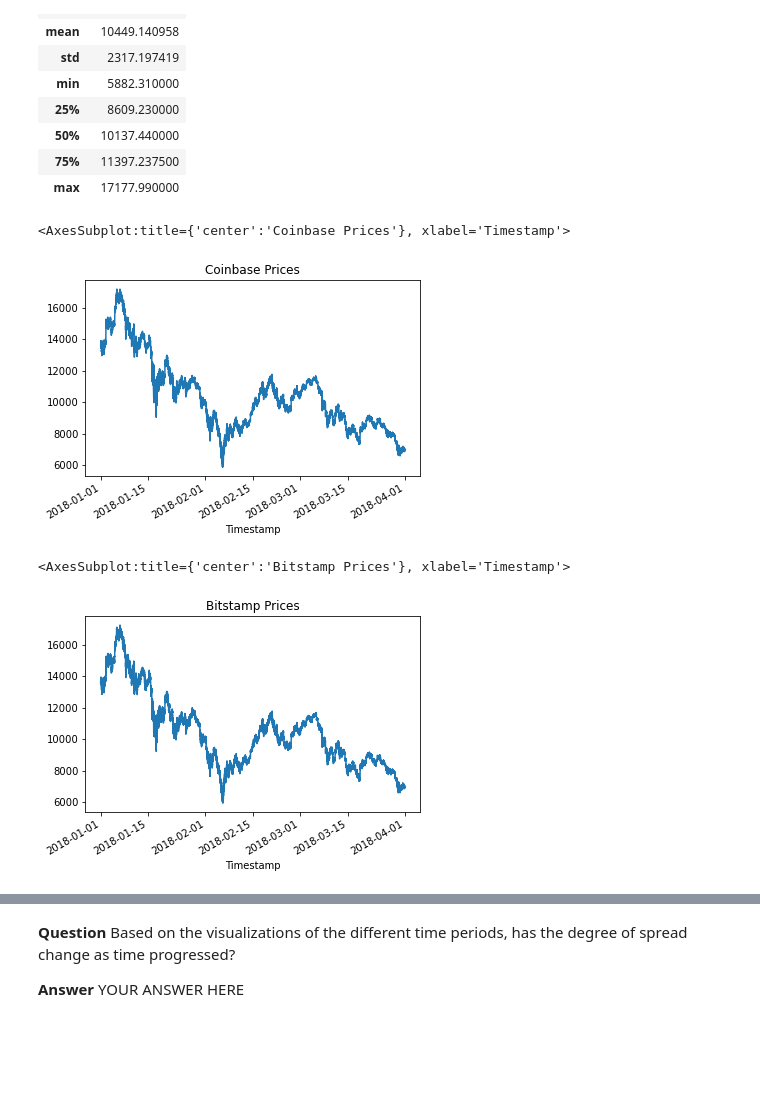
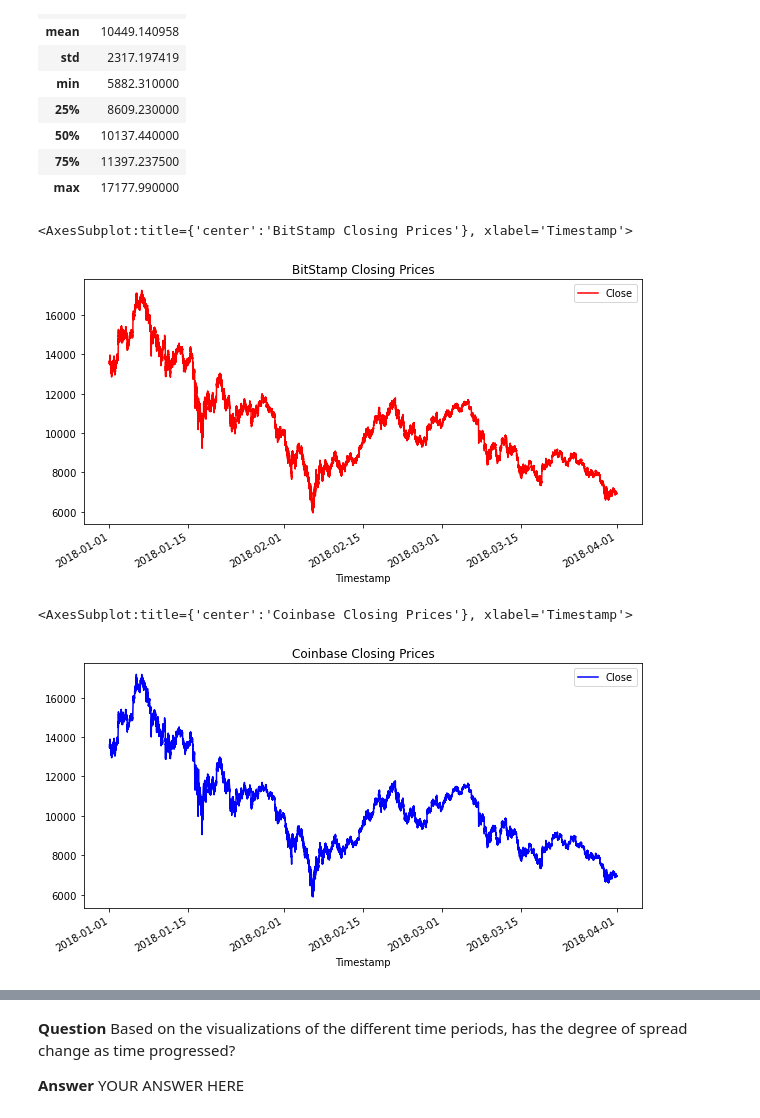
Before and after one commit to habibi242/Crypto_arbitrage, a Jupyter notebook: crypto_arbitrage.ipynb, the cells around one changed output, grey strips where cells are left out. Drawn from its saved outputs; the diff is of its cells as text; code cells hidden in the pictures; blank space fills up the shorter version.

```diff
--- a/crypto_arbitrage.ipynb
+++ b/crypto_arbitrage.ipynb
@@ -101,8 +115,11 @@ To prepare and clean your data for analysis, complete the following steps:
 # %%
 # Use the str.replace function to remove the dollar sign, $
 # YOUR CODE HERE
+bitstamp.loc[:,"Close"] = bitstamp.loc[ :,"Close"].str.replace("$", "")
 # %% [markdown]
 ### Step 3: Convert the data type of the Close column to a `float`.
 # %%
 # Convert the Close data type to a float
 # YOUR CODE HERE
+bitstamp.loc[:, "Close"] = bitstamp.loc[ :, "Close"].astype("float")
+bitstamp.dtypes
@@ -111,3 +137,6 @@ To prepare and clean your data for analysis, complete the following steps:
 # %%
 # Review the data for duplicate values, and drop them if necessary
 # YOUR CODE HERE
+
+bitstamp = bitstamp.drop_duplicates()
+bitstamp.duplicated().sum()
@@ -138,10 +206,10 @@ Select the data you want to analyze. Use `loc` or `iloc` to select the following
 * Close
 # %%
 # Use loc or iloc to select `Timestamp (the index)` and `Close` from bitstamp DataFrame
-bitstamp_sliced = # YOUR CODE HERE
+bitstamp_sliced = bitstamp.iloc[:,[3]]
 
 # Review the first five rows of the DataFrame
-# YOUR CODE HERE
+bitstamp_sliced.head(5)
 # %% [output]
 |  | Close |
 | Timestamp |  |
@@ -205,17 +275,19 @@ Sort through the time series data associated with the bitstamp and coinbase Data
 # %%
 # Create a line plot for the bitstamp DataFrame for the full length of time in the dataset
 # Be sure that the figure size, title, and color are tailored to each visualization
 # YOUR CODE HERE
+bitstamp_sliced.plot(figsize=(10, 5), title="BitStamp Closing Prices", color="red")
 # %% [output]
-<AxesSubplot:title={'center':'Coinbase Prices'}, xlabel='Timestamp'>
+<AxesSubplot:title={'center':'BitStamp Closing Prices'}, xlabel='Timestamp'>
-[figure, old version]
+[figure, new version]
 # %%
 # Create a line plot for the coinbase DataFrame for the full length of time in the dataset
 # Be sure that the figure size, title, and color are tailored to each visualization
 # YOUR CODE HERE
+coinbase_sliced.plot(figsize=(10, 5), title="Coinbase Closing Prices", color="blue")
 # %% [output]
-<AxesSubplot:title={'center':'Bitstamp Prices'}, xlabel='Timestamp'>
+<AxesSubplot:title={'center':'Coinbase Closing Prices'}, xlabel='Timestamp'>
-[figure, old version]
+[figure, new version]
 # %%
 # Overlay the visualizations for the bitstamp and coinbase DataFrames in one plot
 # The plot should visualize the prices over the full lenth of the dataset
```
Also changed, not shown: parts of 37 cells of this notebook.
